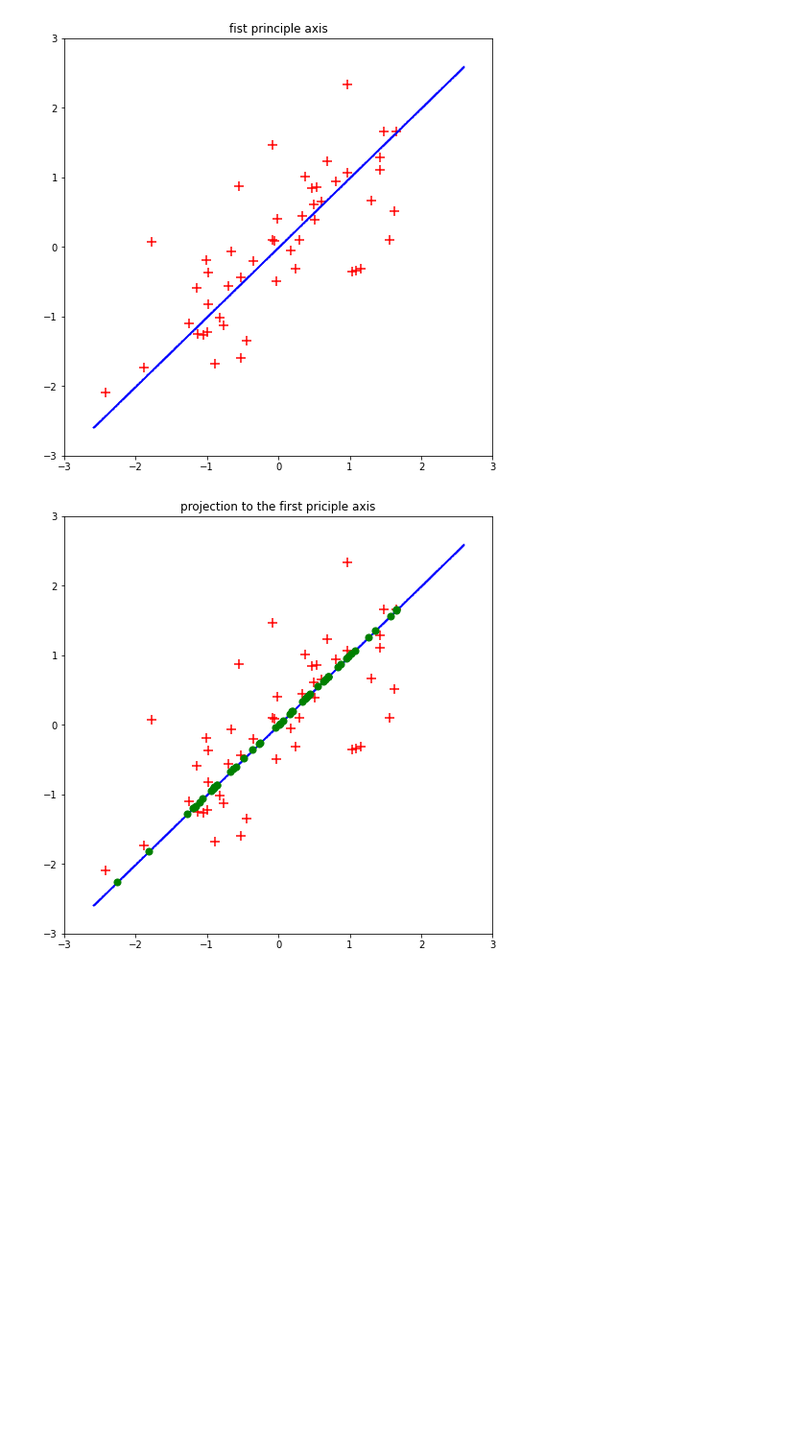
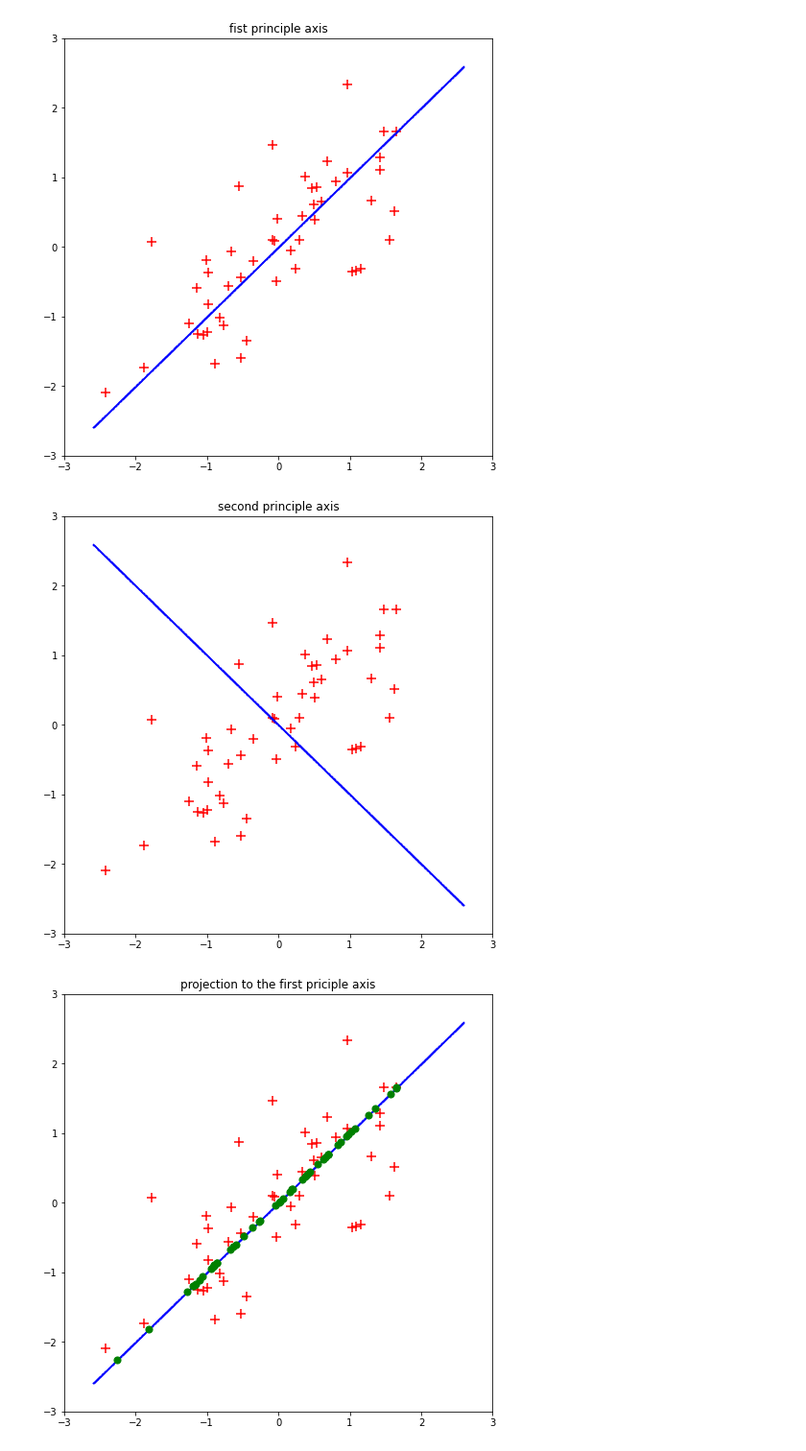
Before and after one commit to wkdthf21/Machine-Learning-Assignment, a Jupyter notebook: 08/Principal Component Analysis.ipynb, the cells around one changed output. Shown at 96% size. Drawn from its saved outputs; the diff is of its cells as text; code cells hidden in the pictures; blank space fills up the shorter version.

Commit message:
Assignment #08 : plot the projection to the second principle axis

```diff
--- a/08/Principal Component Analysis.ipynb
+++ b/08/Principal Component Analysis.ipynb
@@ -157,20 +157,22 @@ plt.show()
 # %%
 xmin, xmax = xn.min(), xn.max()
 xx = np.linspace(xmin, xmax, 1000)
 
-x_line1 = xx.reshape(1, -1)
-y_line1 = (-axis1[0] * x_line1 + axis1[1]).reshape(1, -1)
+x_line2 = xx.reshape(1, -1)
+y_line2 = (axis2[0] * x_line2 + axis2[1]).reshape(1, -1)
 
-x_line1, y_line1 = normalize_data(x_line1, y_line1)
-x_line1, y_line1 = x_line1 * 1.5, y_line1 * 1.5
+x_line2, y_line2 = normalize_data(x_line2, y_line2)
+x_line2, y_line2 = x_line2 * 1.5, y_line2 * 1.5
 
 plt.figure(figsize = (8, 8))
 plt.scatter(xn, yn, c = 'red', marker = '+', s = 120)
-plt.scatter(x_line1, y_line1, c = 'blue', s = 0.5)
+plt.scatter(x_line2, y_line2, c = 'blue', s = 0.5)
 plt.xlim(-3, 3)
 plt.ylim(-3, 3)
-plt.title('secon principle axis')
+plt.title('second principle axis')
 plt.show()
+# %% [output]
+[figure, added]
 # %%
 plt.figure(figsize = (8, 8))
 plt.scatter(xn, yn, c = 'red', marker = '+', s = 120)
```
Also changed, not shown: parts of 2 cells of this notebook.
